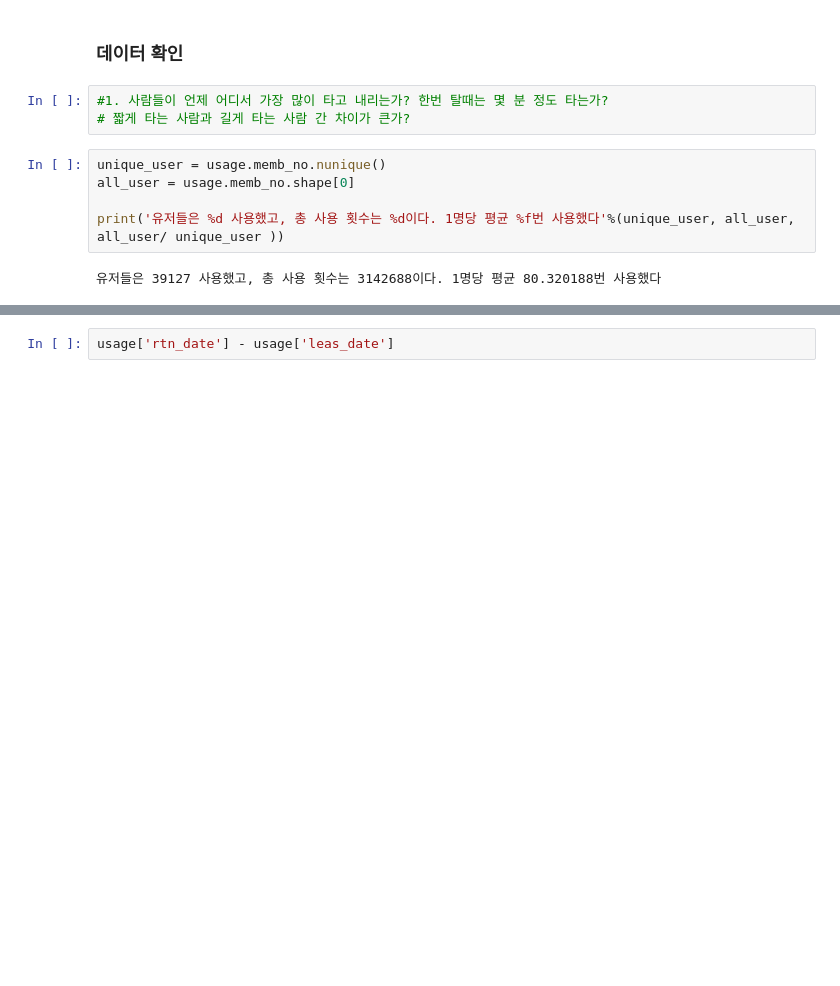
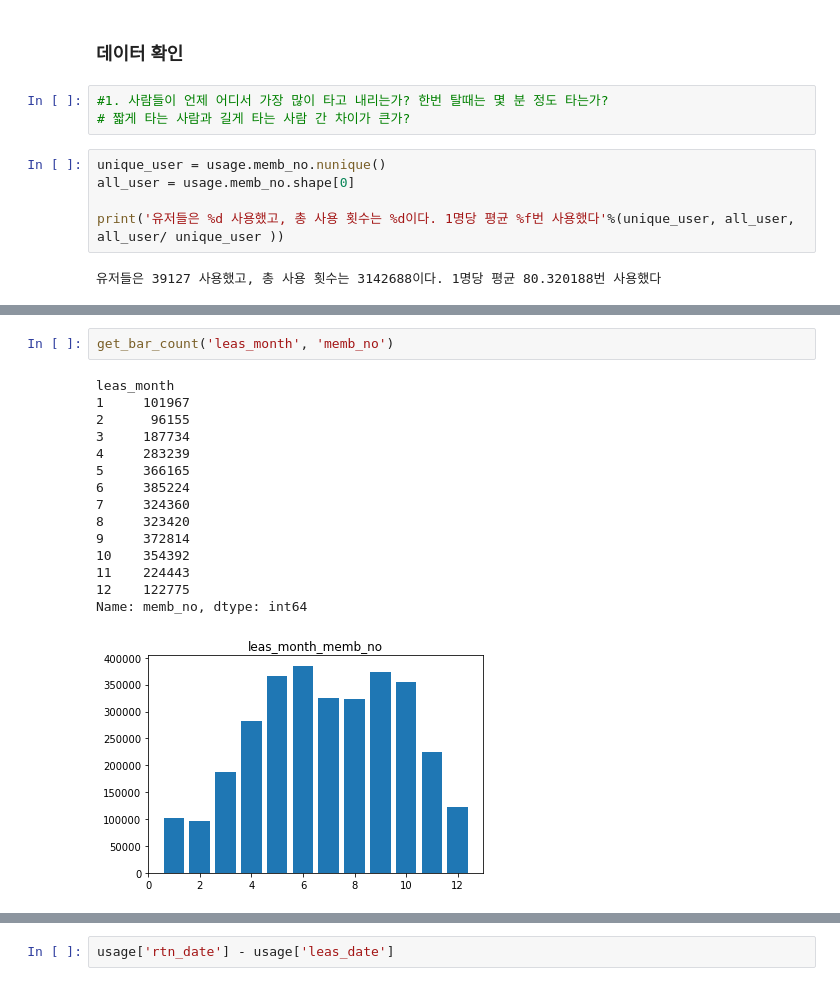
Before and after one commit to jinseriouspark/competition, a Jupyter notebook: goyang_bike/goyang_bike.ipynb, the cells around one changed output, grey strips where cells are left out. Drawn from its saved outputs; the diff is of its cells as text; blank space fills up the shorter version.

```diff
--- a/goyang_bike/goyang_bike.ipynb
+++ b/goyang_bike/goyang_bike.ipynb
@@ -241,0 +268,18 @@ usage['rtn_date_dt'][0].hour
+# %%
+get_bar_count('leas_month', 'memb_no')
+# %% [output]
+leas_month
+1     101967
+2      96155
+3     187734
+4     283239
+5     366165
+6     385224
+7     324360
+8     323420
+9     372814
+10    354392
+11    224443
+12    122775
+Name: memb_no, dtype: int64
+[figure, added]
```
Also changed, not shown: parts of 16 cells of this notebook.
